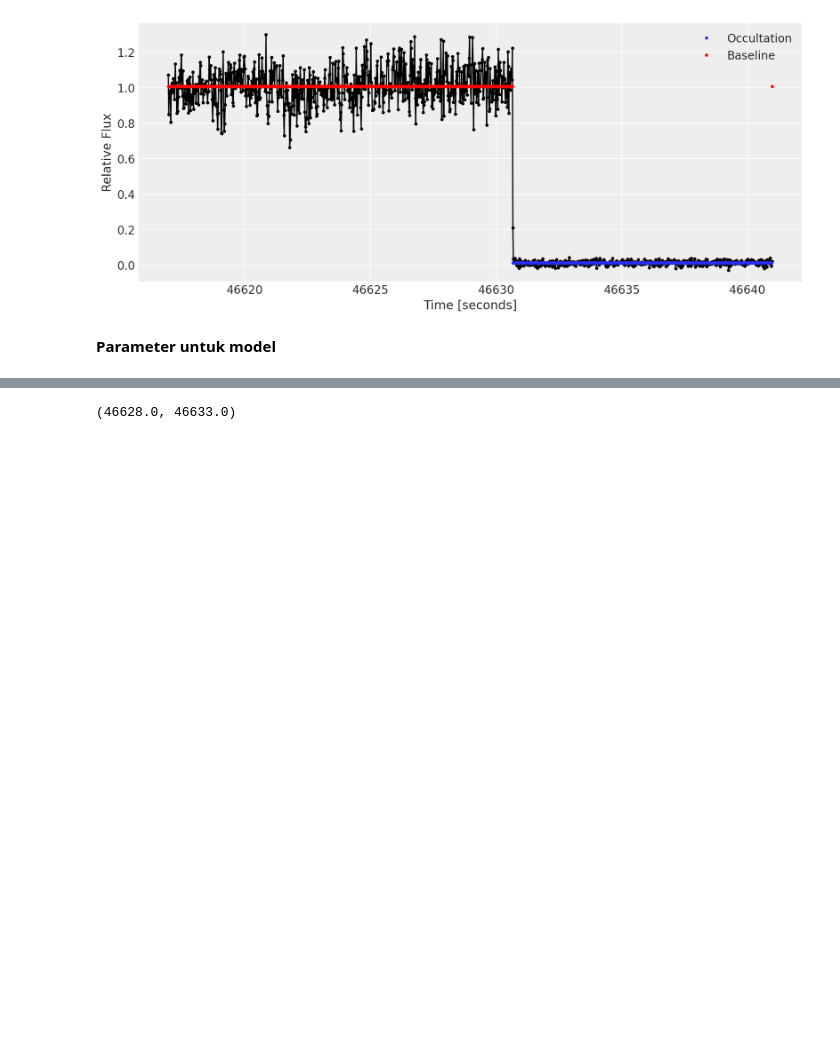
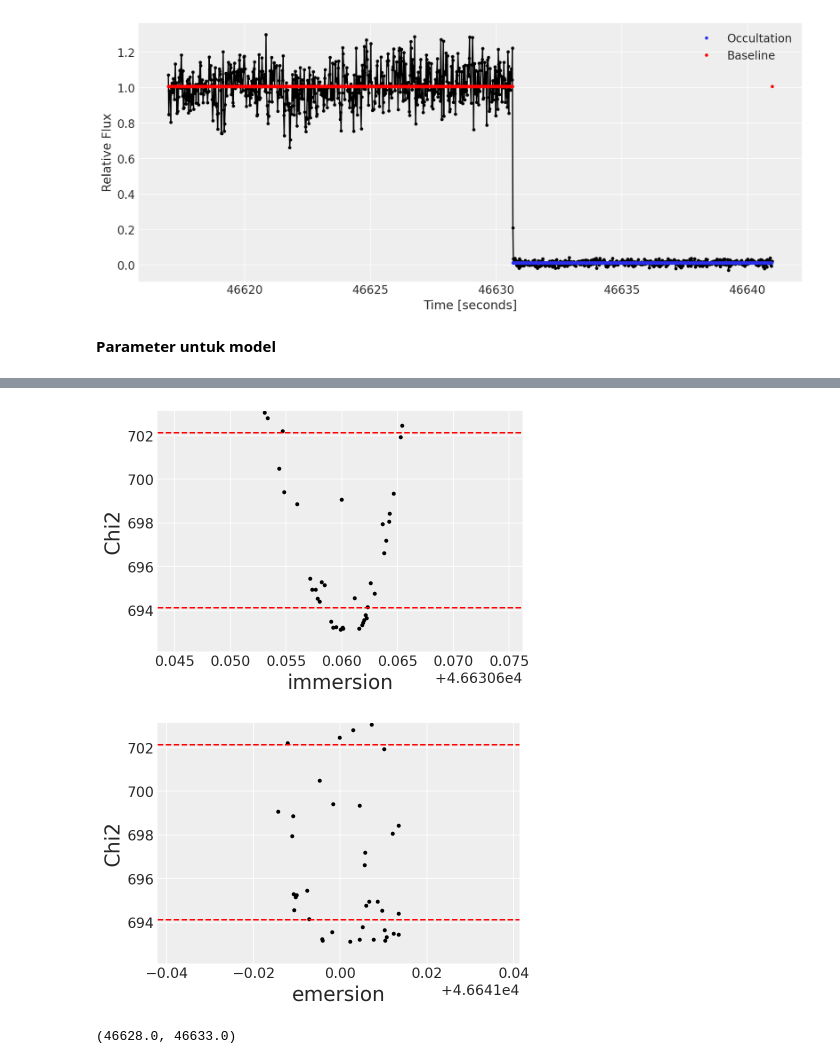
Before and after one commit to agustrionopj/Project-BEACON, a Jupyter notebook: [BEACON-SORA] Test for SAO 158379.ipynb, the cells around one changed output, grey strips where cells are left out. Saved outputs shown, nothing was run; the diff lists cells and outputs as text; code cells hidden in the pictures; blank space fills up the shorter version.

```diff
--- a/[BEACON-SORA] Test for SAO 158379.ipynb
+++ b/[BEACON-SORA] Test for SAO 158379.ipynb
@@ -332,3 +351,8 @@ plt.legend()
+# %%
+lc_chi2.plot_chi2()
+# %% [output]
+[figure, added]
+[figure, added]
 # %%
 plt.figure(figsize=(12,5))
 lc.occ_model(immersion_time, emersion_time, opacity, mask)
```
Also changed, not shown: parts of 13 cells of this notebook, 7 other files.
